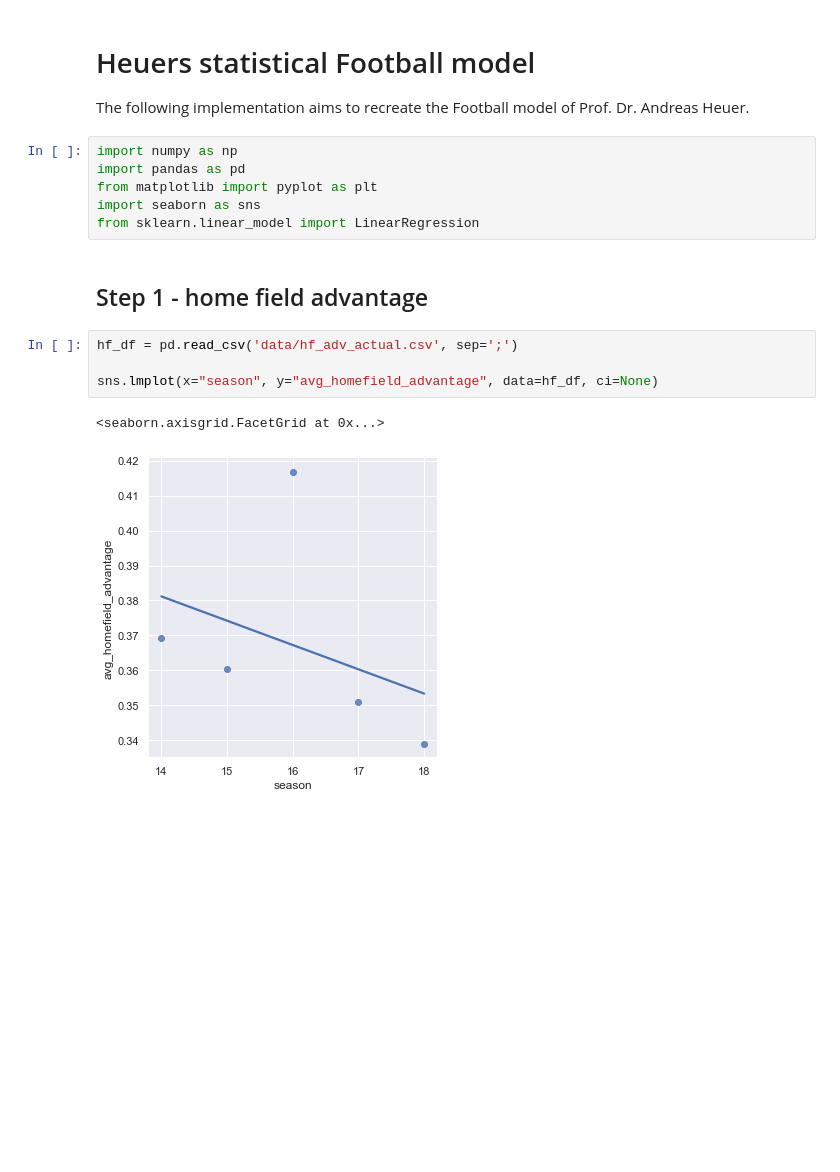
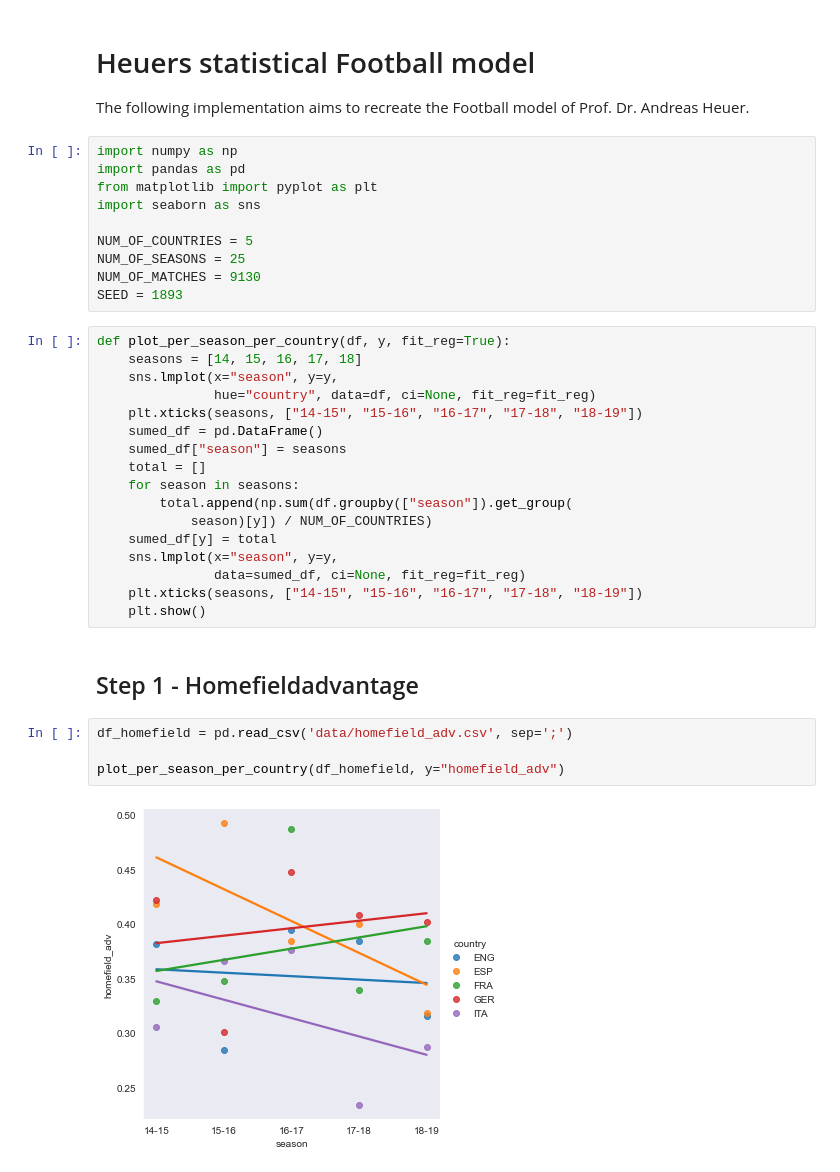
Before and after one commit to LUKEx76/football_prediction, a Jupyter notebook: heuer_model/heuer.ipynb, the cells around one changed output. Cells and saved outputs as stored; diff of their text form; blank space fills up the shorter version.

Commit message:
continue heuer model

```diff
--- a/heuer_model/heuer.ipynb
+++ b/heuer_model/heuer.ipynb
@@ -7,13 +7,33 @@ import numpy as np
 import pandas as pd
 from matplotlib import pyplot as plt
 import seaborn as sns
-from sklearn.linear_model import LinearRegression
+
+NUM_OF_COUNTRIES = 5
+NUM_OF_SEASONS = 25
+NUM_OF_MATCHES = 9130
+SEED = 1893
+# %%
+def plot_per_season_per_country(df, y, fit_reg=True):
+    seasons = [14, 15, 16, 17, 18]
+    sns.lmplot(x="season", y=y,
+               hue="country", data=df, ci=None, fit_reg=fit_reg)
+    plt.xticks(seasons, ["14-15", "15-16", "16-17", "17-18", "18-19"])
+    sumed_df = pd.DataFrame()
+    sumed_df["season"] = seasons
+    total = []
+    for season in seasons:
+        total.append(np.sum(df.groupby(["season"]).get_group(
+            season)[y]) / NUM_OF_COUNTRIES)
+    sumed_df[y] = total
+    sns.lmplot(x="season", y=y,
+               data=sumed_df, ci=None, fit_reg=fit_reg)
+    plt.xticks(seasons, ["14-15", "15-16", "16-17", "17-18", "18-19"])
+    plt.show()
 # %% [markdown]
-## Step 1 - home field advantage
+## Step 1 - Homefieldadvantage
-# %%
-hf_df = pd.read_csv('data/hf_adv_actual.csv', sep=';')
-
-sns.lmplot(x="season", y="avg_homefield_advantage", data=hf_df, ci=None)
-# %% [output]
-<seaborn.axisgrid.FacetGrid at 0x...>
-[figure, removed]
+# %%
+df_homefield = pd.read_csv('data/homefield_adv.csv', sep=';')
+
+plot_per_season_per_country(df_homefield, y="homefield_adv")
+# %% [output]
+[figure, added]
```
Also changed, not shown: parts of 9 cells of this notebook, 9 other files.
